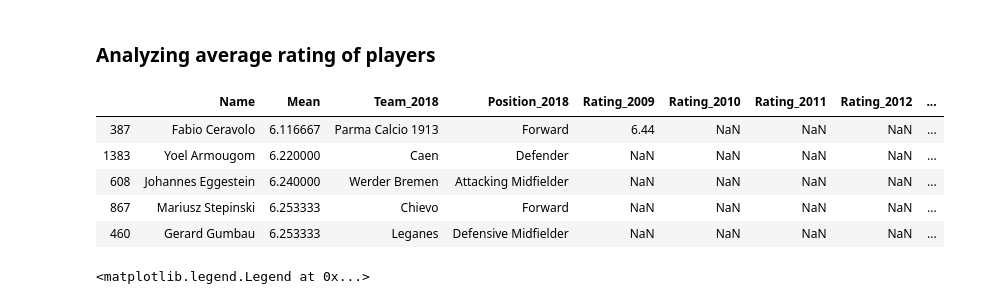
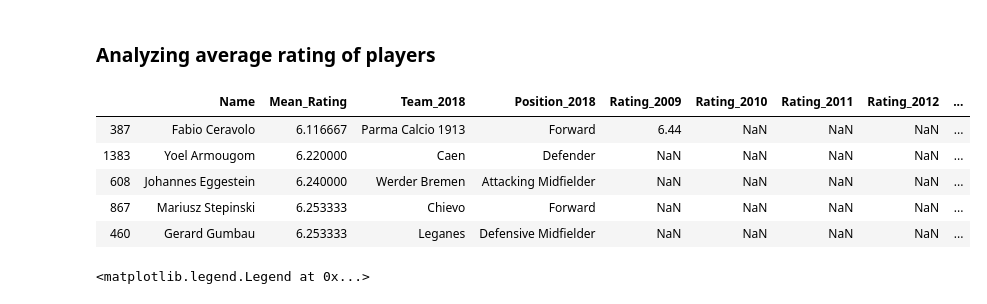
Before and after one commit to Suwadith/Winning-Eleven-Scout-Evaluation-and-Analysis-to-Enhance-Football-Player-Recommendations-ML-Flask, a Jupyter notebook: Analysis/2. Analyzing Player Performances v2.ipynb, the cells around one changed output. Cells and saved outputs as stored; diff of their text form; code cells hidden in the pictures.

```diff
--- a/Analysis/2. Analyzing Player Performances v2.ipynb
+++ b/Analysis/2. Analyzing Player Performances v2.ipynb
@@ -663,33 +663,33 @@ plt.legend()
 # %%
 #Calculate the overall mean of the players rating
 
-mean_columns = ['Name', 'Mean', 'Team_2018', 'Position_2018']
+mean_columns = ['Name', 'Mean_Rating', 'Team_2018', 'Position_2018']
 
 mean_columns.extend(rating_seasons)
 
 overall_player_rating_mean = []
 for index in cleanedDataFrame.index:
 
     #get individual player DF
     player = cleanedDataFrame.loc[index]
 
     #drop NaN ratings of players
     player_rating = player[rating_seasons].dropna()
     current_player_mean = np.mean(player_rating)
     # Append to dataset
     row = [player['Name']]
     row.append(current_player_mean)
     row.append(player['Team_2018'])
     row.append(player['Position_2018'])
     row.extend(player[rating_seasons])
     overall_player_rating_mean.append(row)
 
 # Create DataFrame
 overallMeansDf = pd.DataFrame(data=overall_player_rating_mean, columns=mean_columns)
-overallMeansDf = overallMeansDf.sort_values(['Mean'])  # sort by delta
+overallMeansDf = overallMeansDf.sort_values(['Mean_Rating'])  # sort by delta
 overallMeansDf.head()
 # %% [output]
-|  | Name | Mean | Team_2018 | Position_2018 | Rating_2009 | Rating_2010 | Rating_2011 | Rating_2012 | ... |
+|  | Name | Mean_Rating | Team_2018 | Position_2018 | Rating_2009 | Rating_2010 | Rating_2011 | Rating_2012 | ... |
 | 387 | Fabio Ceravolo | 6.116667 | Parma Calcio 1913 | Forward | 6.44 | NaN | NaN | NaN | ... |
 | 1383 | Yoel Armougom | 6.220000 | Caen | Defender | NaN | NaN | NaN | NaN | ... |
 | 608 | Johannes Eggestein | 6.240000 | Werder Bremen | Attacking Midfielder | NaN | NaN | NaN | NaN | ... |
```
Also changed, not shown: parts of 24 cells of this notebook.
